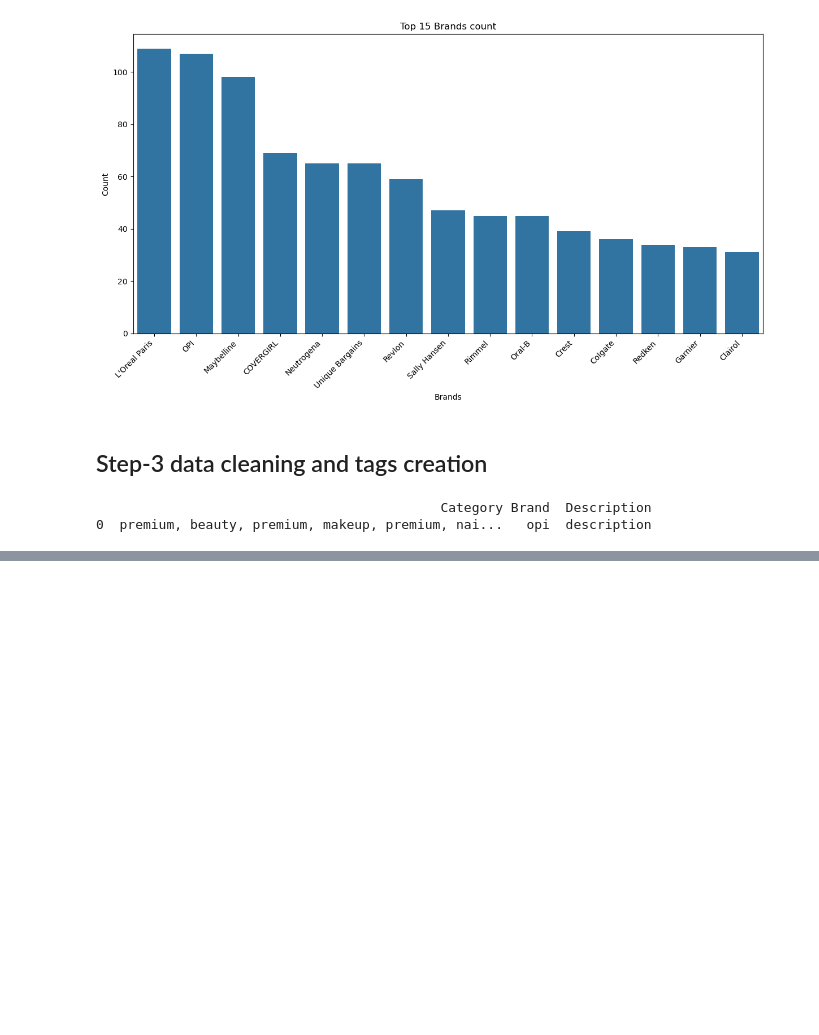
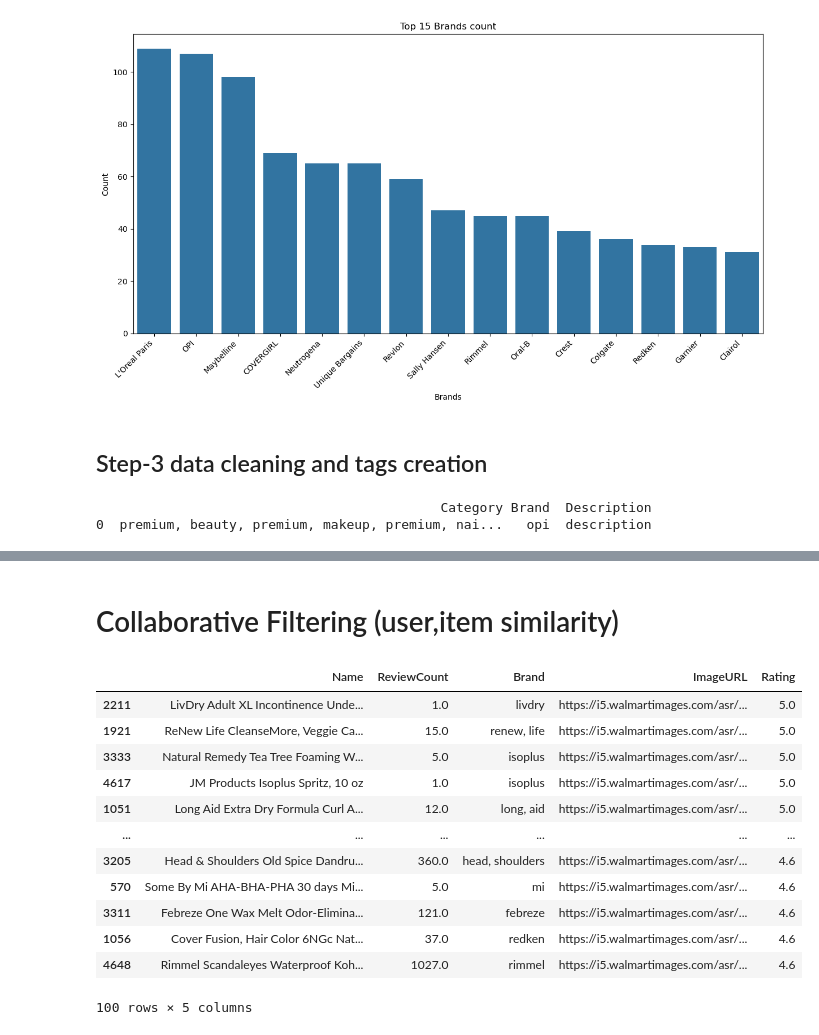
Before and after one commit to imsaqib04/product_recommendation, a Jupyter notebook: recommender.ipynb, the cells around one changed output, grey strips where cells are left out. Drawn from its saved outputs; the diff is of its cells as text; code cells hidden in the pictures; blank space fills up the shorter version.

Commit message:
add content + collaborative

```diff
--- a/recommender.ipynb
+++ b/recommender.ipynb
@@ -306,0 +412,2 @@ print(train_data[['Category', 'Brand', 'Description']].head(1))
+# %% [markdown]
+# Collaborative Filtering (user,item similarity)
@@ -306,0 +418,40 @@ print(train_data[['Category', 'Brand', 'Description']].head(1))
+# %%
+target_user_id = 4
+target_user_index = user_item_matrix.index.get_loc(target_user_id)
+# %%
+user_similarities = user_similarity[target_user_index]
+
+similar_user_indices = user_similarities.argsort()[::-1][1:]
+# %%
+recommend_items = []
+
+for user_index in similar_user_indices:
+    rated_by_similar_user = user_item_matrix.iloc[user_index]
+    not_rated_by_target_user = (rated_by_similar_user==0) & (user_item_matrix.iloc[target_user_index]==0)
+
+    recommend_items.extend(user_item_matrix.columns[not_rated_by_target_user][:10])
+
+recommended_items_details = train_data[train_data['ProductID'].isin(recommend_items)][['Name','ReviewCount','Brand','ImageURL','Rating']]
+# %%
+recommended_items_details = (
+    train_data[train_data['ProductID'].isin(recommend_items)]
+    [['Name', 'ReviewCount', 'Brand', 'ImageURL', 'Rating']]
+    .sort_values(by='Rating', ascending=False)
+)
+# %%
+
+recommended_items_details.head(100)
+# %% [output]
+|  | Name | ReviewCount | Brand | ImageURL | Rating |
+| 2211 | LivDry Adult XL Incontinence Unde... | 1.0 | livdry | https://i5.walmartimages.com/asr/... | 5.0 |
+| 1921 | ReNew Life CleanseMore, Veggie Ca... | 15.0 | renew, life | https://i5.walmartimages.com/asr/... | 5.0 |
+| 3333 | Natural Remedy Tea Tree Foaming W... | 5.0 | isoplus | https://i5.walmartimages.com/asr/... | 5.0 |
+| 4617 | JM Products Isoplus Spritz, 10 oz | 1.0 | isoplus | https://i5.walmartimages.com/asr/... | 5.0 |
+| 1051 | Long Aid Extra Dry Formula Curl A... | 12.0 | long, aid | https://i5.walmartimages.com/asr/... | 5.0 |
+| ... | ... | ... | ... | ... | ... |
+| 3205 | Head & Shoulders Old Spice Dandru... | 360.0 | head, shoulders | https://i5.walmartimages.com/asr/... | 4.6 |
+| 570 | Some By Mi AHA-BHA-PHA 30 days Mi... | 5.0 | mi | https://i5.walmartimages.com/asr/... | 4.6 |
+| 3311 | Febreze One Wax Melt Odor-Elimina... | 121.0 | febreze | https://i5.walmartimages.com/asr/... | 4.6 |
+| 1056 | Cover Fusion, Hair Color 6NGc Nat... | 37.0 | redken | https://i5.walmartimages.com/asr/... | 4.6 |
+| 4648 | Rimmel Scandaleyes Waterproof Koh... | 1027.0 | rimmel | https://i5.walmartimages.com/asr/... | 4.6 |
+100 rows × 5 columns
```
Also changed, not shown: parts of 13 cells of this notebook.
